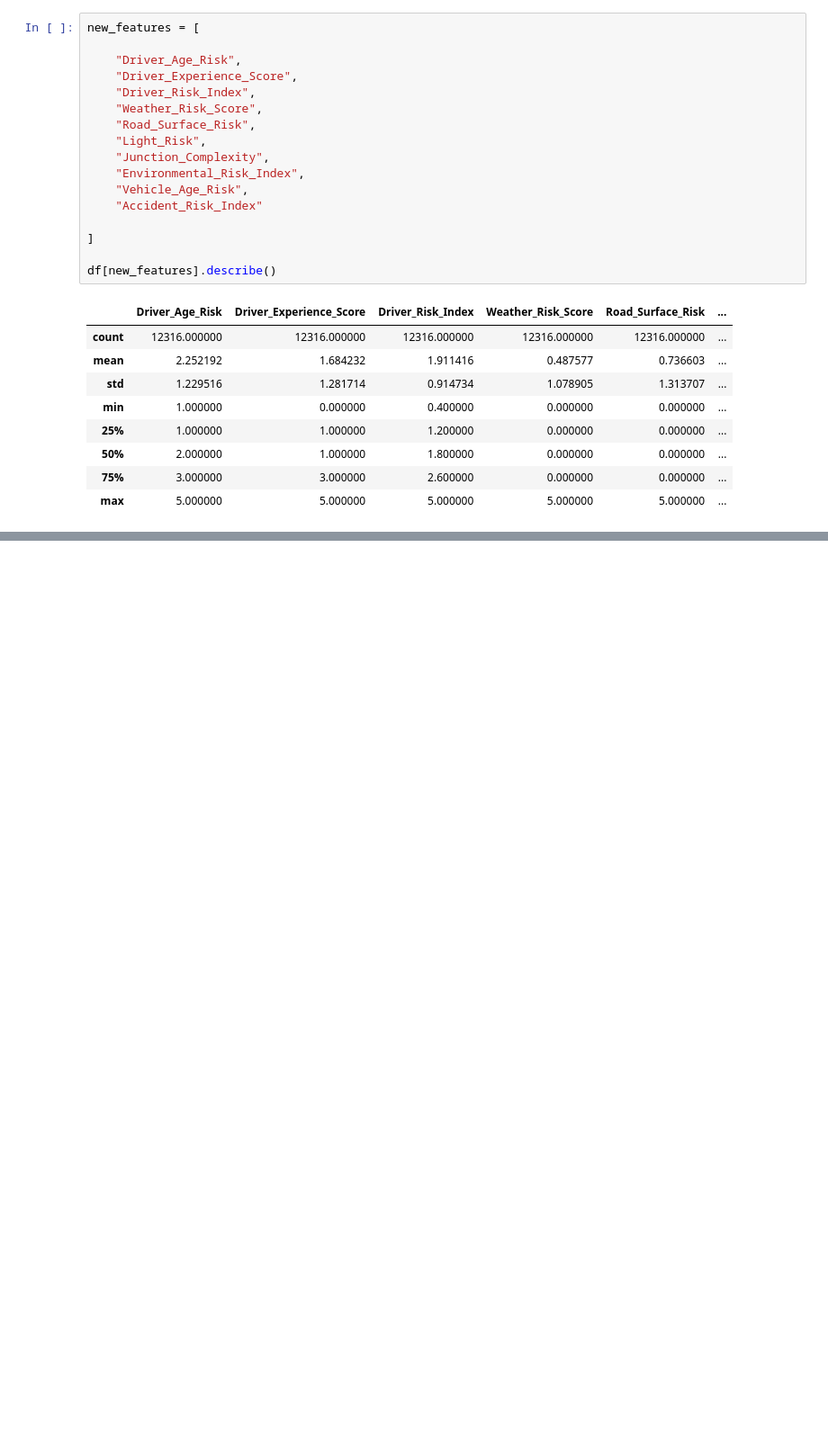
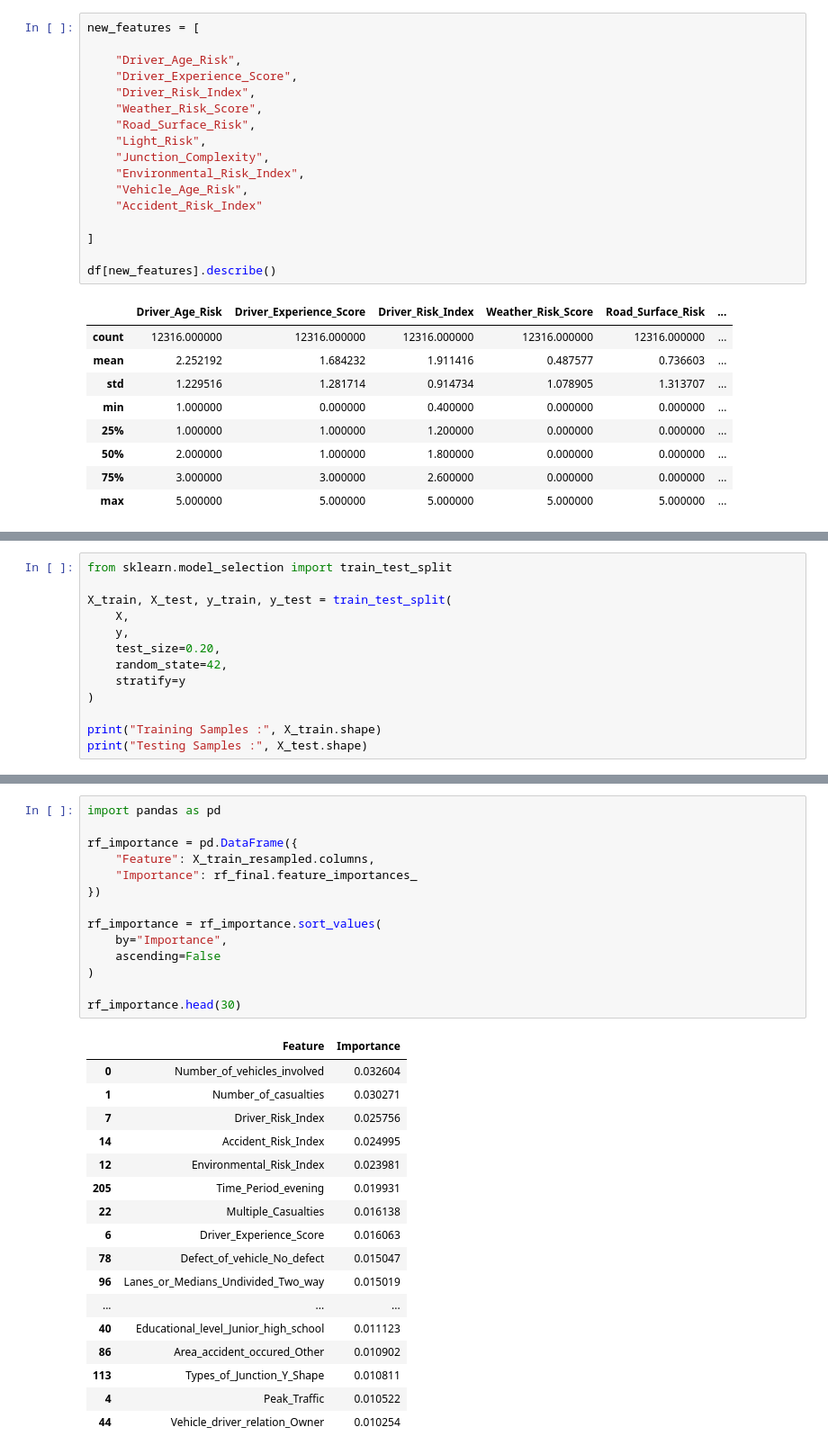
Before and after one commit to Pranjali-3/road-accident-severity-analysis, a Jupyter notebook: road_accident.ipynb, the cells around one changed output, grey strips where cells are left out. Shown at 90% size. Drawn from its saved outputs; the diff is of its cells as text; blank space fills up the shorter version.

Commit message:
model retraining with enhanced features

```diff
--- a/road_accident.ipynb
+++ b/road_accident.ipynb
@@ -2425,0 +2628,13 @@ importance.head(20)
+# %%
+from sklearn.model_selection import train_test_split
+
+X_train, X_test, y_train, y_test = train_test_split(
+    X,
+    y,
+    test_size=0.20,
+    random_state=42,
+    stratify=y
+)
+
+print("Training Samples :", X_train.shape)
+print("Testing Samples :", X_test.shape)
@@ -2425,0 +2933,32 @@ importance.head(20)
+# %%
+import pandas as pd
+
+rf_importance = pd.DataFrame({
+    "Feature": X_train_resampled.columns,
+    "Importance": rf_final.feature_importances_
+})
+
+rf_importance = rf_importance.sort_values(
+    by="Importance",
+    ascending=False
+)
+
+rf_importance.head(30)
+# %% [output]
+|  | Feature | Importance |
+| 0 | Number_of_vehicles_involved | 0.032604 |
+| 1 | Number_of_casualties | 0.030271 |
+| 7 | Driver_Risk_Index | 0.025756 |
+| 14 | Accident_Risk_Index | 0.024995 |
+| 12 | Environmental_Risk_Index | 0.023981 |
+| 205 | Time_Period_evening | 0.019931 |
+| 22 | Multiple_Casualties | 0.016138 |
+| 6 | Driver_Experience_Score | 0.016063 |
+| 78 | Defect_of_vehicle_No_defect | 0.015047 |
+| 96 | Lanes_or_Medians_Undivided_Two_way | 0.015019 |
+| ... | ... | ... |
+| 40 | Educational_level_Junior_high_school | 0.011123 |
+| 86 | Area_accident_occured_Other | 0.010902 |
+| 113 | Types_of_Junction_Y_Shape | 0.010811 |
+| 4 | Peak_Traffic | 0.010522 |
+| 44 | Vehicle_driver_relation_Owner | 0.010254 |
```
Also changed, not shown: parts of 45 cells of this notebook, 4 other files.
